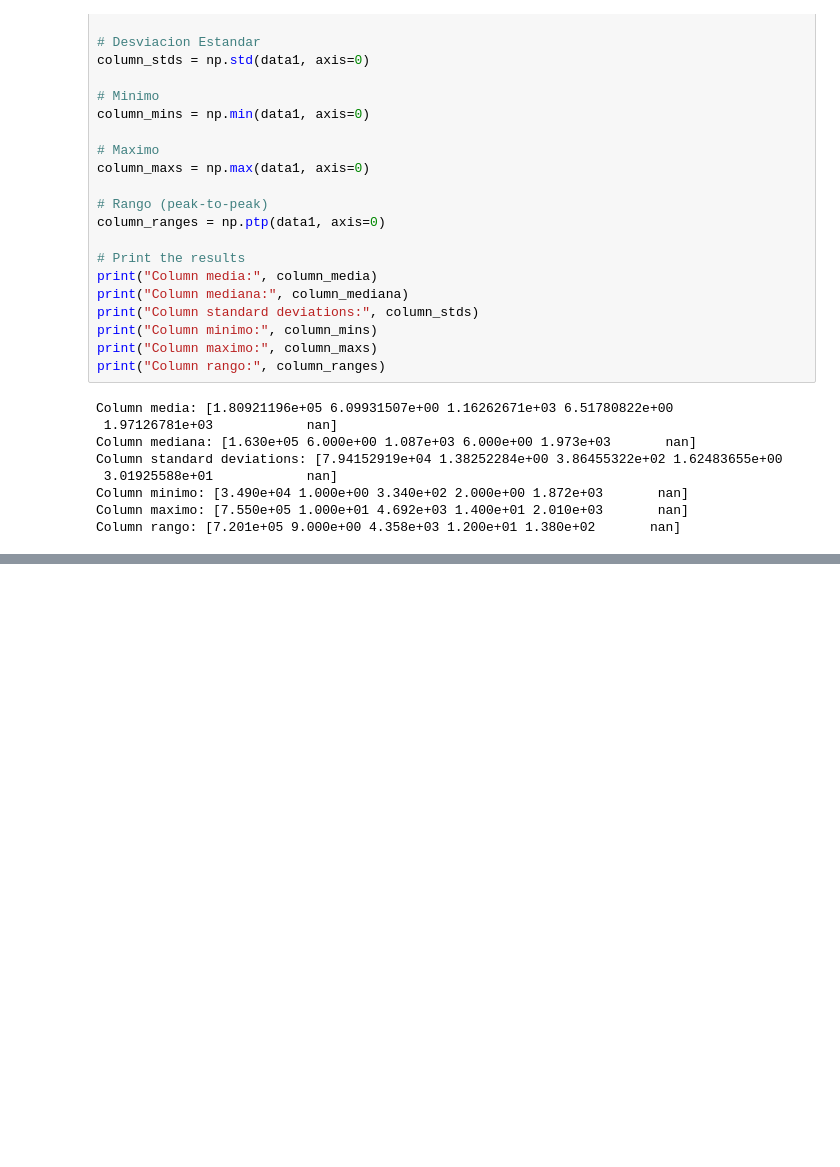
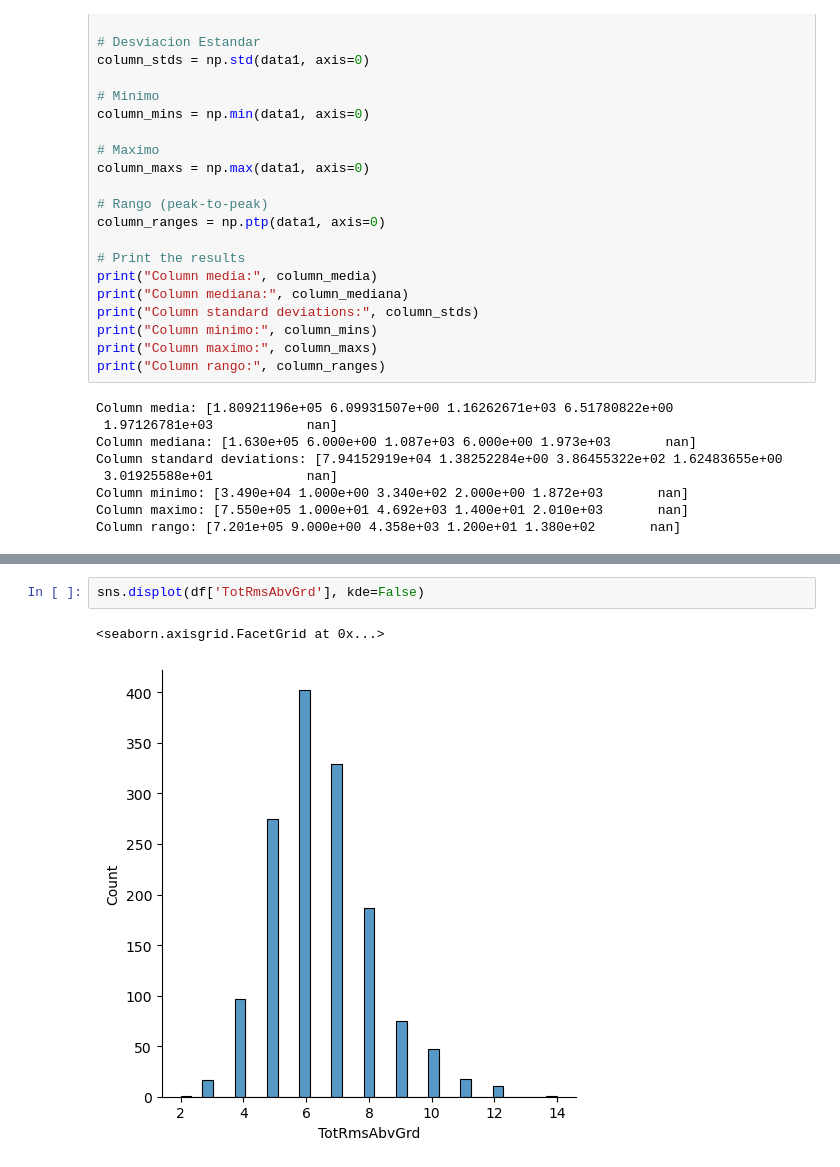
Before and after one commit to noemonterrosa/ClasePythonMaster, a Jupyter notebook: proyecto1NM.ipynb, the cells around one changed output, grey strips where cells are left out. Cells and saved outputs as stored; diff of their text form; blank space fills up the shorter version.

```diff
--- a/proyecto1NM.ipynb
+++ b/proyecto1NM.ipynb
@@ -63,0 +105,5 @@ Column rango: [7.201e+05 9.000e+00 4.358e+03 1.200e+01 1.380e+02       nan]
+# %%
+sns.displot(df['TotRmsAbvGrd'], kde=False)
+# %% [output]
+<seaborn.axisgrid.FacetGrid at 0x...>
+[figure, added]
```
Also changed, not shown: parts of 23 cells of this notebook.
